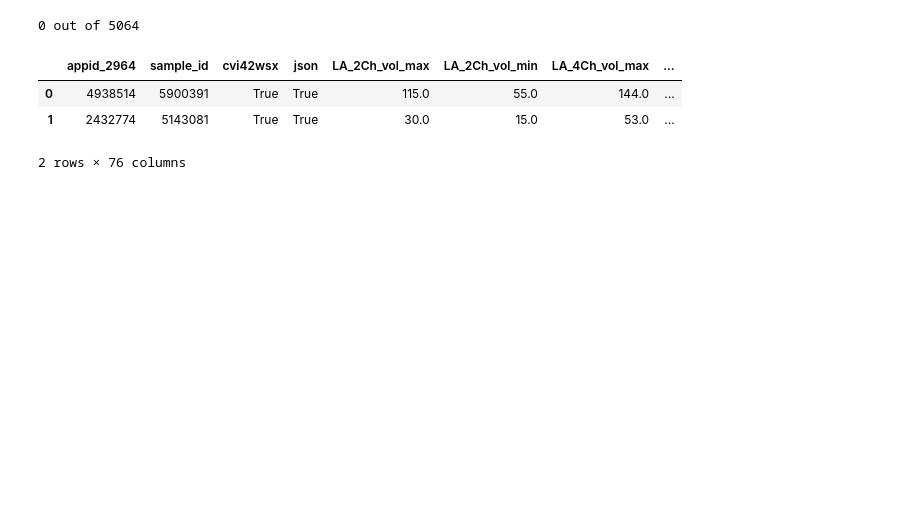
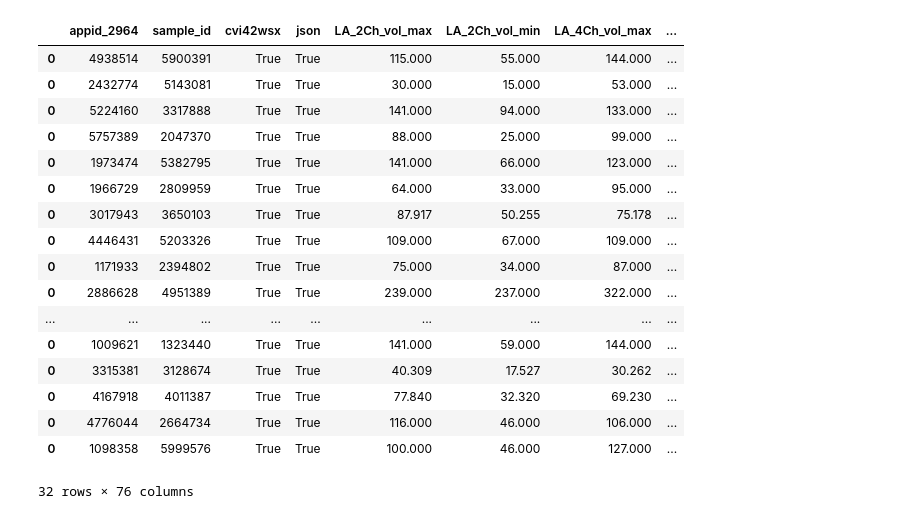
Before and after one commit to broadinstitute/ml4h, a Jupyter notebook: notebooks/mri/mri_atria.ipynb, the cells around one changed output. Drawn from its saved outputs; the diff is of its cells as text; code cells hidden in the pictures; blank space fills up the shorter version.

```diff
--- a/notebooks/mri/mri_atria.ipynb
+++ b/notebooks/mri/mri_atria.ipynb
@@ -341,23 +345,39 @@ for i, idx in enumerate(petersen_idxs):
                 mass.SetInputConnection(triangle_filter.GetOutputPort())
                 mass.Update()
                 petersen.loc[i, f'LA_poisson_{t}'] = mass.GetVolume()
-                break
+                if t==10:
+                    break
 
-#                 writer = vtk.vtkXMLPolyDataWriter()
-#                 writer.SetInputConnection(clean.GetOutputPort())
-#                 writer.SetFileName(f'atrium_{t}.vtp')
-#                 writer.Update()
+                writer = vtk.vtkXMLPolyDataWriter()
+                writer.SetInputConnection(clean.GetOutputPort())
+                writer.SetFileName(f'atrium_{t}.vtp')
+                writer.Update()
     except:
         pass
-# %% [output]
-0 out of 5064
-# %%
-petersen.loc[[0, 1]]
-# %% [output]
-|  | appid_2964 | sample_id | cvi42wsx | json | LA_2Ch_vol_max | LA_2Ch_vol_min | LA_4Ch_vol_max | ... |
-| 0 | 4938514 | 5900391 | True | True | 115.0 | 55.0 | 144.0 | ... |
-| 1 | 2432774 | 5143081 | True | True | 30.0 | 15.0 | 53.0 | ... |
-2 rows × 76 columns
+# %%
+petersen = pd.concat([pd.read_csv(f'/home/pdiachil/atria_poisson_output/petersen_{t}.csv', sep='\t') for t in range(32)])
+petersen = petersen.reset_index(drop=True)
+# %%
+petersen
+# %% [output]
+|  | appid_2964 | sample_id | cvi42wsx | json | LA_2Ch_vol_max | LA_2Ch_vol_min | LA_4Ch_vol_max | ... |
+| 0 | 4938514 | 5900391 | True | True | 115.000 | 55.000 | 144.000 | ... |
+| 0 | 2432774 | 5143081 | True | True | 30.000 | 15.000 | 53.000 | ... |
+| 0 | 5224160 | 3317888 | True | True | 141.000 | 94.000 | 133.000 | ... |
+| 0 | 5757389 | 2047370 | True | True | 88.000 | 25.000 | 99.000 | ... |
+| 0 | 1973474 | 5382795 | True | True | 141.000 | 66.000 | 123.000 | ... |
+| 0 | 1966729 | 2809959 | True | True | 64.000 | 33.000 | 95.000 | ... |
+| 0 | 3017943 | 3650103 | True | True | 87.917 | 50.255 | 75.178 | ... |
+| 0 | 4446431 | 5203326 | True | True | 109.000 | 67.000 | 109.000 | ... |
+| 0 | 1171933 | 2394802 | True | True | 75.000 | 34.000 | 87.000 | ... |
+| 0 | 2886628 | 4951389 | True | True | 239.000 | 237.000 | 322.000 | ... |
+| ... | ... | ... | ... | ... | ... | ... | ... | ... |
+| 0 | 1009621 | 1323440 | True | True | 141.000 | 59.000 | 144.000 | ... |
+| 0 | 3315381 | 3128674 | True | True | 40.309 | 17.527 | 30.262 | ... |
+| 0 | 4167918 | 4011387 | True | True | 77.840 | 32.320 | 69.230 | ... |
+| 0 | 4776044 | 2664734 | True | True | 116.000 | 46.000 | 106.000 | ... |
+| 0 | 1098358 | 5999576 | True | True | 100.000 | 46.000 | 127.000 | ... |
+32 rows × 76 columns
 # %%
 list_la = [f'LA_poisson_{t}' for t in range(MRI_FRAMES)]
 import matplotlib.pyplot as plt
```
Also changed, not shown: parts of 3 cells of this notebook, 2 other files.
